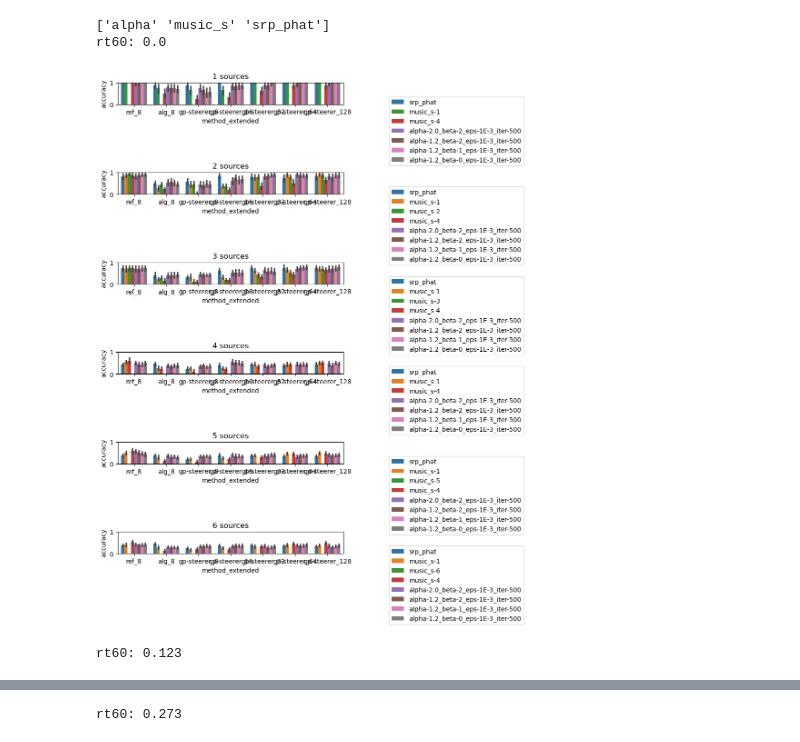
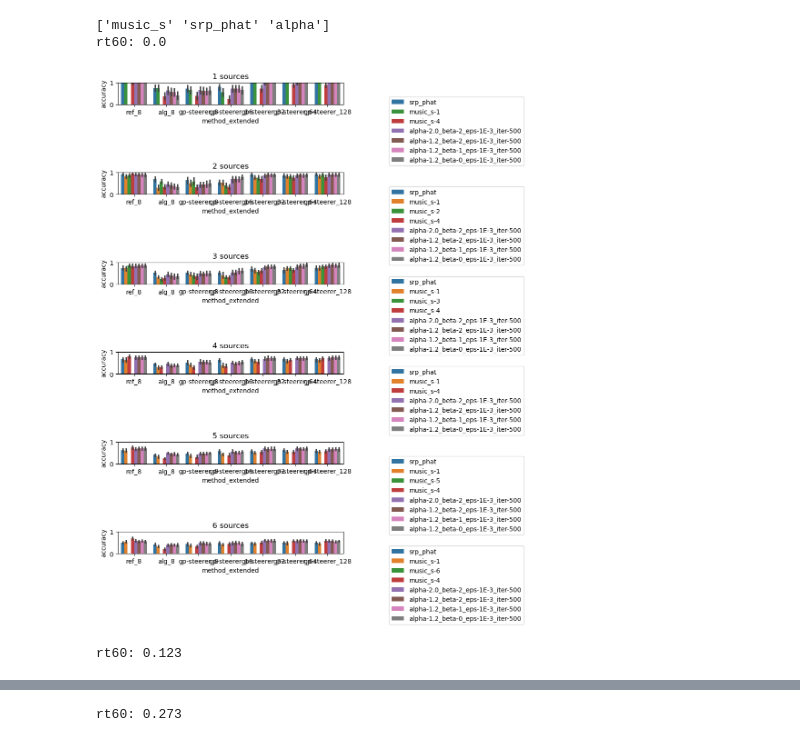
Before and after one commit to Chutlhu/shamans, a Jupyter notebook: analysize_results_exp3.ipynb, the cells around one changed output, grey strips where cells are left out. Saved outputs shown, nothing was run; the diff lists cells and outputs as text; code cells hidden in the pictures.

```diff
--- a/analysize_results_exp3.ipynb
+++ b/analysize_results_exp3.ipynb
@@ -33,7 +33,7 @@ exp_df['ang_error'] = calc_ae(
     np.rad2deg(exp_df['doas_ref_az'])
 )
 
-ang_error_threshold_choices = [5, 10, 15, 20]
+ang_error_threshold_choices = [15]
 
 # compute accuracy and recall based on the frame id as in DCASE Task 3
 unique_frame_ids = exp_df['frame_id'].unique()
@@ -106,9 +105,11 @@ df_merge.loc[df_merge['sv_model'] == 'ref', 'seed'] = 666
 df_merge.loc[df_merge['sv_model'] == 'alg', 'seed'] = 666
 # %%
 print('accuracy for 5 degree, the higher the better')
+thr = 15
+
 df_pivot = df_merge[
         (df_merge['seed'] == best_seed)
-        & (df_merge['threshold'] == 15)
+        & (df_merge['threshold'] == thr)
 ].pivot_table(
         values='accuracy',
         columns=['n_sources'],
@@ -147,7 +148,6 @@ df_merge['loc_method_simple'] = df_merge['loc_method'].apply(lambda x: x.split('
 
 print(df_merge['loc_method_simple'].unique())
 
-thr = 10
 
 for rt60 in rt60_choices:
     print(f'rt60: {rt60}')
@@ -164,33 +164,33 @@ for rt60 in rt60_choices:
             'alpha-1.2_beta-1_eps-1E-3_iter-500',
             'alpha-1.2_beta-0_eps-1E-3_iter-500',
             ]
 
         df_ = df_merge[
             (df_merge['seed'] == best_seed)
             & (df_merge['threshold'] == thr)
             & (df_merge['n_sources'] == n_sources+1)
             & (df_merge['record_id'] == 's0')
             & (df_merge['loc_method'].isin(algos))
         ]
 
         df_ = df_.assign(method_extended=df_['sv_method'] + '_' + df_['nObs'].astype(str))
 
         ax = sns.barplot(
             data=df_,
             x='method_extended',
             y='accuracy',
             hue='loc_method',
             hue_order=algos,
             ax=axarr[i],
         )
         ax.set_ylim([0, 1])
         # place legend above plot
         axarr[i].legend(loc='upper center', bbox_to_anchor=(1.5, 0.5), ncol=1)
         axarr[i].set_title(f'{n_sources+1} sources')
     plt.tight_layout()
     plt.show()
 # %% [output]
-['alpha' 'music_s' 'srp_phat']
+['music_s' 'srp_phat' 'alpha']
 rt60: 0.0
-[figure, old version]
+[figure, new version]
 rt60: 0.123
```
Also changed, not shown: parts of 3 cells of this notebook, 6 other files.
